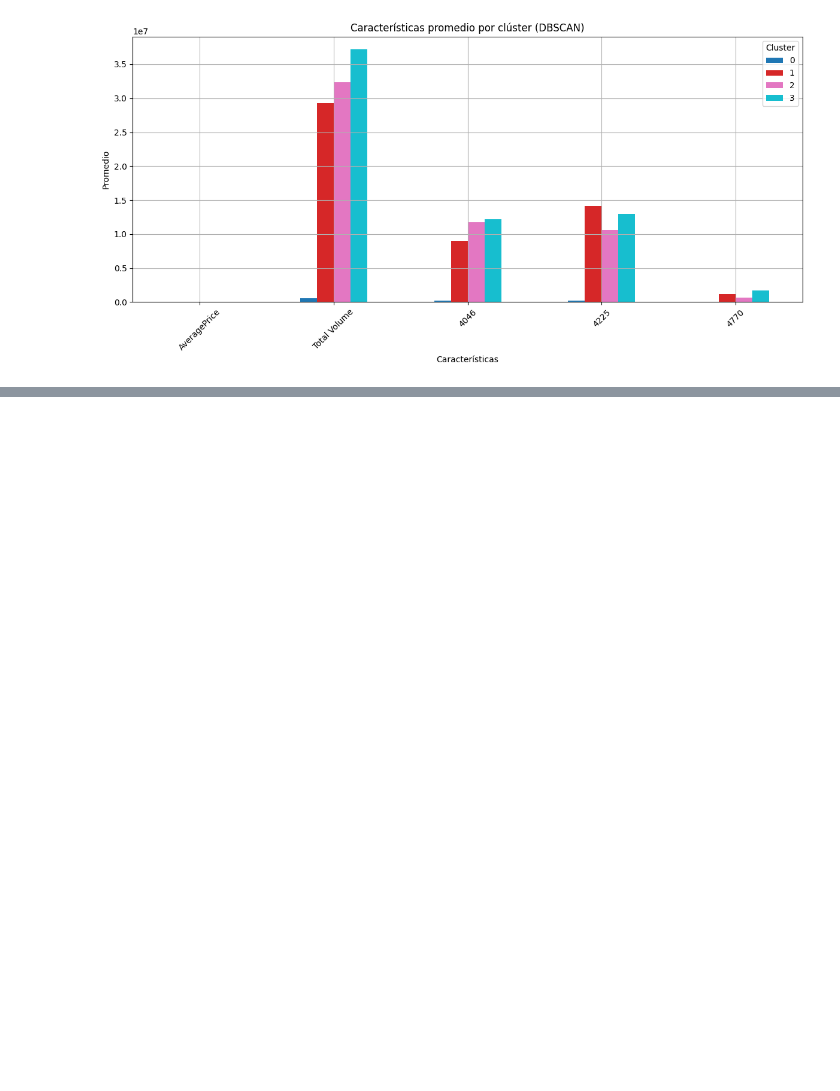
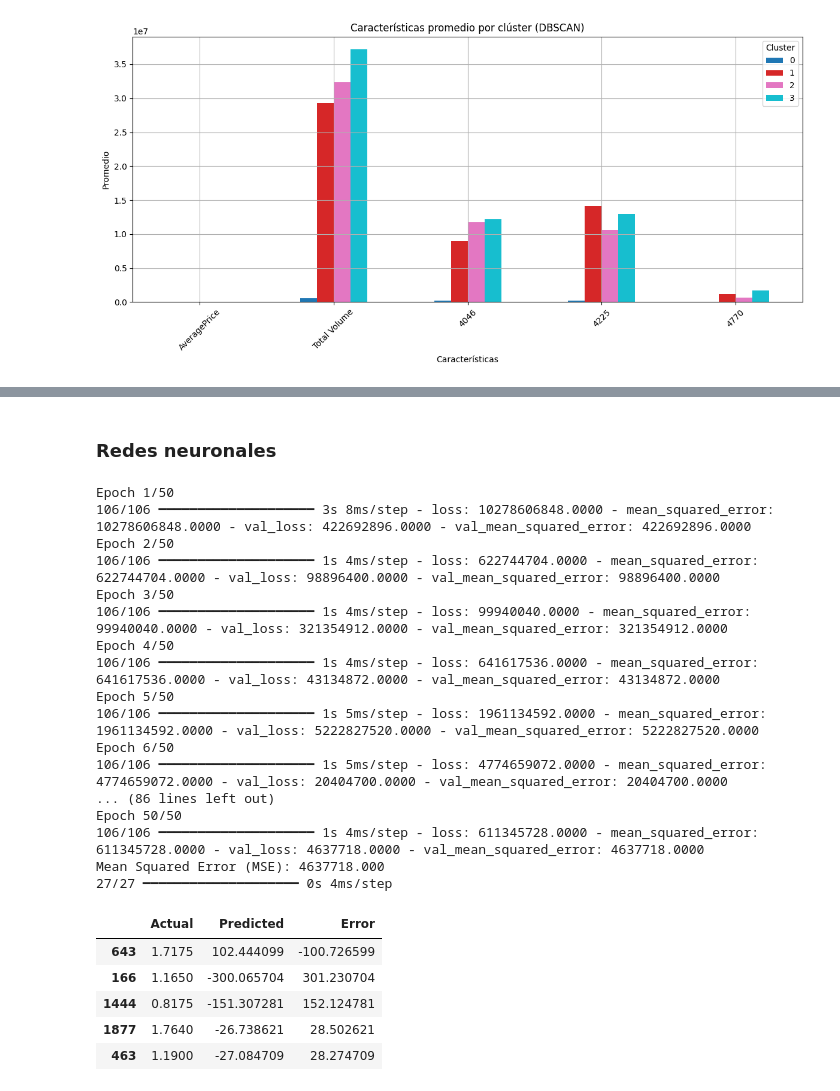
Before and after one commit to juanjoher/CienciaDatosProy2, a Jupyter notebook: proyecto.ipynb, the cells around one changed output, grey strips where cells are left out. Cells and saved outputs as stored; diff of their text form; code cells hidden in the pictures; blank space fills up the shorter version.

Commit message:
forest regressor y red neuronal

```diff
--- a/proyecto.ipynb
+++ b/proyecto.ipynb
@@ -674,0 +719,64 @@ plt.show()
+# %% [markdown]
+### Redes neuronales
+# %%
+from tensorflow.keras.models import Sequential
+from tensorflow.keras.layers import Dense, Dropout
+from tensorflow.keras.optimizers import Adam
+
+# Crear el modelo de red neuronal
+model_nn = Sequential()
+
+# Capa de entrada y primera capa oculta
+model_nn.add(Dense(128, input_dim=X_train.shape[1], activation='relu'))
+
+# Segunda capa oculta
+model_nn.add(Dense(64, activation='relu'))
+
+# Capa de salida
+model_nn.add(Dense(1, activation='linear'))
+
+# Compilar el modelo
+model_nn.compile(optimizer=Adam(learning_rate=0.001), loss='mean_squared_error', metrics=['mean_squared_error'])
+
+# Entrenar el modelo
+history = model_nn.fit(X_train, y_train, validation_data=(X_test, y_test), epochs=50, batch_size=32, verbose=1)
+
+# Evaluar el modelo
+loss, mse = model_nn.evaluate(X_test, y_test, verbose=0)
+print(f"Mean Squared Error (MSE): {mse:.3f}")
+
+# Hacer predicciones
+y_pred_nn = model_nn.predict(X_test)
+
+# Crear DataFrame con los resultados
+df_pred_nn = pd.DataFrame({
+    'Actual': y_test,
+    'Predicted': y_pred_nn.flatten(),
+    'Error': y_test - y_pred_nn.flatten()
+})
+
+df_pred_nn.head()
+# %% [output]
+Epoch 1/50
+106/106 ━━━━━━━━━━━━━━━━━━━━ 3s 8ms/step - loss: 10278606848.0000 - mean_squared_error: 10278606848.0000 - val_loss: 422692896.0000 - val_mean_squared_error: 422692896.0000
+Epoch 2/50
+106/106 ━━━━━━━━━━━━━━━━━━━━ 1s 4ms/step - loss: 622744704.0000 - mean_squared_error: 622744704.0000 - val_loss: 98896400.0000 - val_mean_squared_error: 98896400.0000
+Epoch 3/50
+106/106 ━━━━━━━━━━━━━━━━━━━━ 1s 4ms/step - loss: 99940040.0000 - mean_squared_error: 99940040.0000 - val_loss: 321354912.0000 - val_mean_squared_error: 321354912.0000
+Epoch 4/50
+106/106 ━━━━━━━━━━━━━━━━━━━━ 1s 4ms/step - loss: 641617536.0000 - mean_squared_error: 641617536.0000 - val_loss: 43134872.0000 - val_mean_squared_error: 43134872.0000
+Epoch 5/50
+106/106 ━━━━━━━━━━━━━━━━━━━━ 1s 5ms/step - loss: 1961134592.0000 - mean_squared_error: 1961134592.0000 - val_loss: 5222827520.0000 - val_mean_squared_error: 5222827520.0000
+Epoch 6/50
+106/106 ━━━━━━━━━━━━━━━━━━━━ 1s 5ms/step - loss: 4774659072.0000 - mean_squared_error: 4774659072.0000 - val_loss: 20404700.0000 - val_mean_squared_error: 20404700.0000
+... (86 lines left out)
+Epoch 50/50
+106/106 ━━━━━━━━━━━━━━━━━━━━ 1s 4ms/step - loss: 611345728.0000 - mean_squared_error: 611345728.0000 - val_loss: 4637718.0000 - val_mean_squared_error: 4637718.0000
+Mean Squared Error (MSE): 4637718.000
+27/27 ━━━━━━━━━━━━━━━━━━━━ 0s 4ms/step
+|  | Actual | Predicted | Error |
+| 643 | 1.7175 | 102.444099 | -100.726599 |
+| 166 | 1.1650 | -300.065704 | 301.230704 |
+| 1444 | 0.8175 | -151.307281 | 152.124781 |
+| 1877 | 1.7640 | -26.738621 | 28.502621 |
+| 463 | 1.1900 | -27.084709 | 28.274709 |
```
Also changed, not shown: parts of 5 cells of this notebook, 1 other file.
